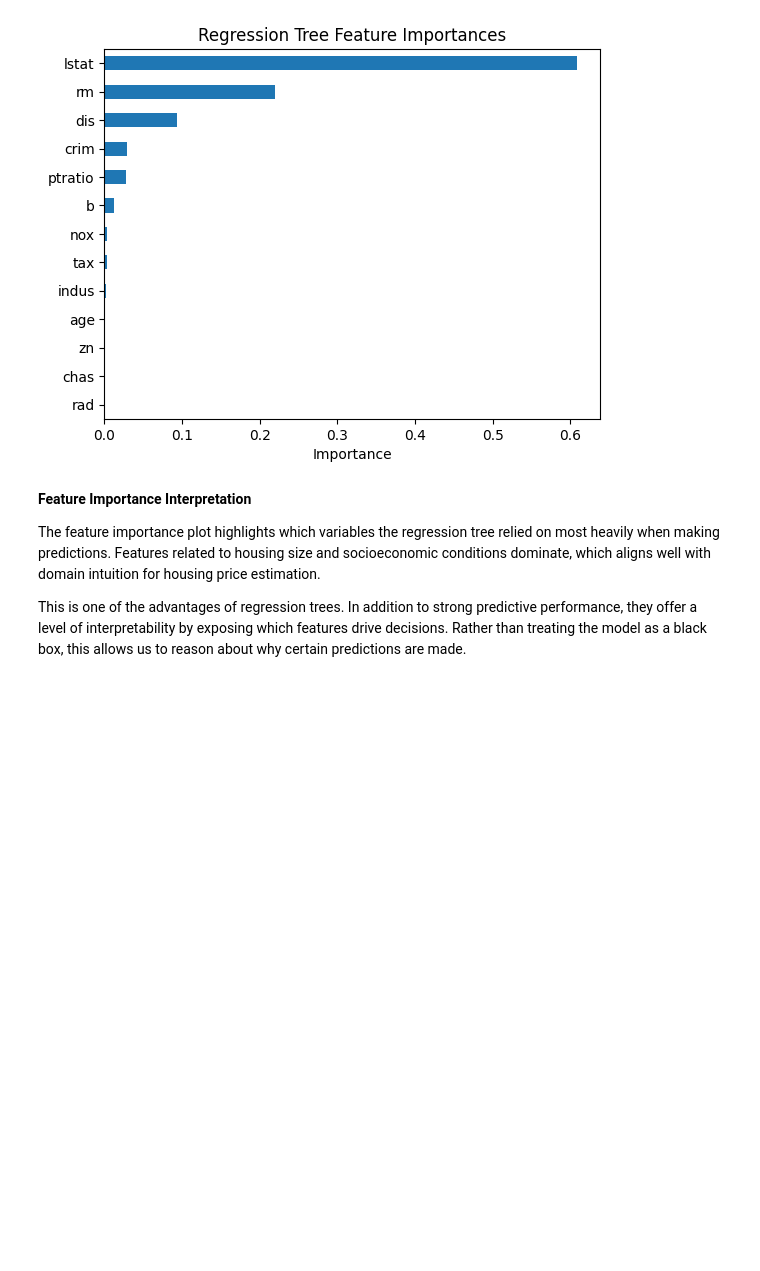
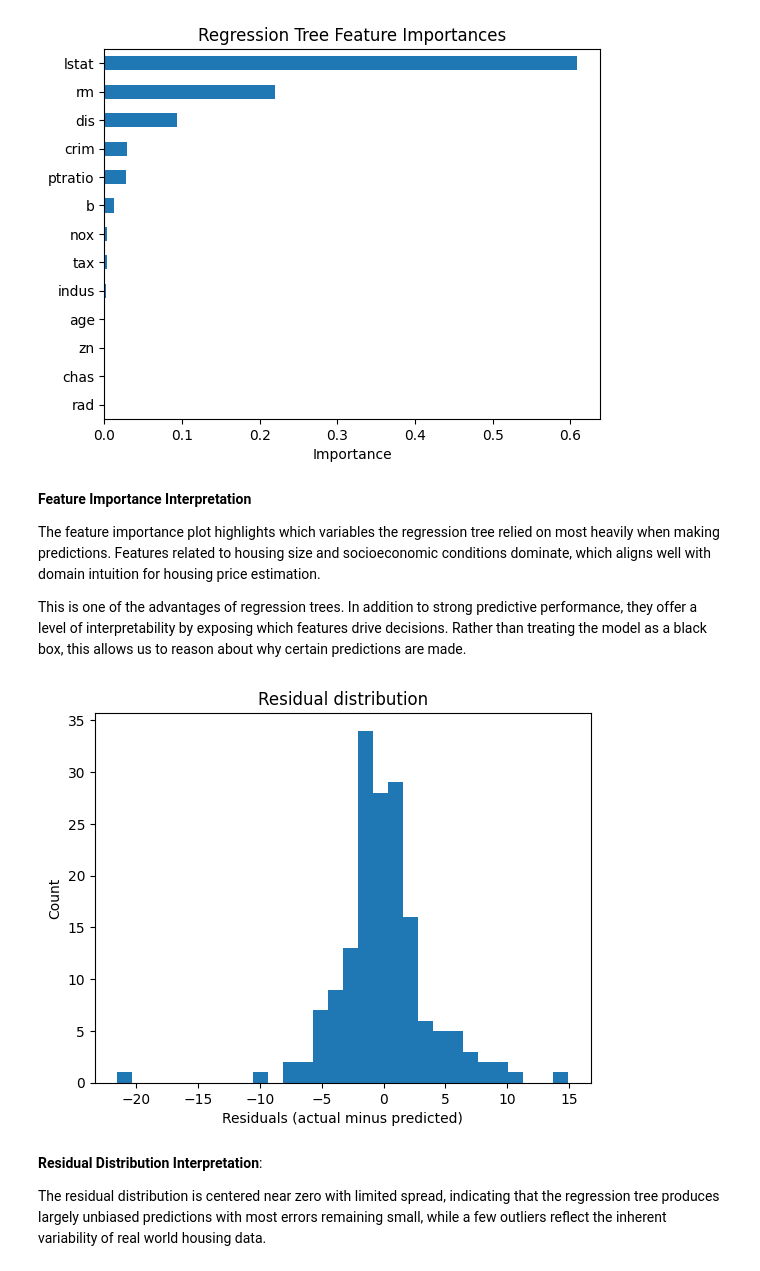
Before and after one commit to mk251-stack/INDE-577-Final-Project, a Jupyter notebook: examples/Supervised_Learning/Regression_Trees/Regression_Trees.ipynb, the cells around one changed output. Cells and saved outputs as stored; diff of their text form; code cells hidden in the pictures; blank space fills up the shorter version.

Commit message:
Final Edits to Regression Trees

```diff
--- a/examples/Supervised_Learning/Regression_Trees/Regression_Trees.ipynb
+++ b/examples/Supervised_Learning/Regression_Trees/Regression_Trees.ipynb
@@ -171,9 +175,25 @@ plt.gca().invert_yaxis()
 plt.show()
 # %% [output]
 [figure]
+# %%
+y_pred = rt.predict(X_test)
+resid = y_test - y_pred
 # %% [markdown]
 **Feature Importance Interpretation**
 
 The feature importance plot highlights which variables the regression tree relied on most heavily when making predictions. Features related to housing size and socioeconomic conditions dominate, which aligns well with domain intuition for housing price estimation.
 
 This is one of the advantages of regression trees. In addition to strong predictive performance, they offer a level of interpretability by exposing which features drive decisions. Rather than treating the model as a black box, this allows us to reason about why certain predictions are made.
+# %%
+plt.figure()
+plt.hist(resid, bins=30)
+plt.xlabel("Residuals (actual minus predicted)")
+plt.ylabel("Count")
+plt.title("Residual distribution")
+plt.show()
+# %% [output]
+[figure, added]
+# %% [markdown]
+**Residual Distribution Interpretation**: <br>
+
+The residual distribution is centered near zero with limited spread, indicating that the regression tree produces largely unbiased predictions with most errors remaining small, while a few outliers reflect the inherent variability of real world housing data.
```
Also changed, not shown: parts of 7 cells of this notebook, 2 other files.
